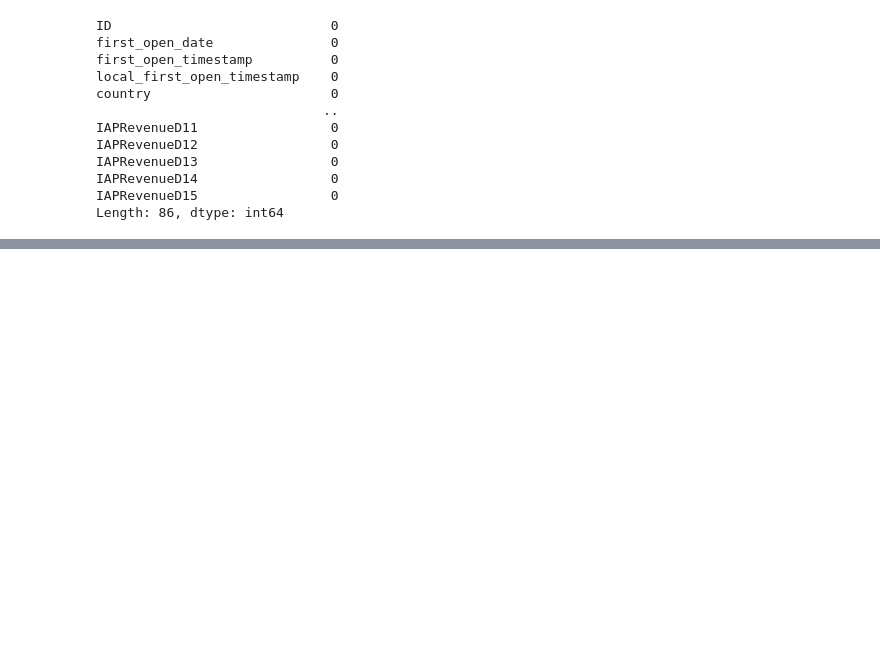
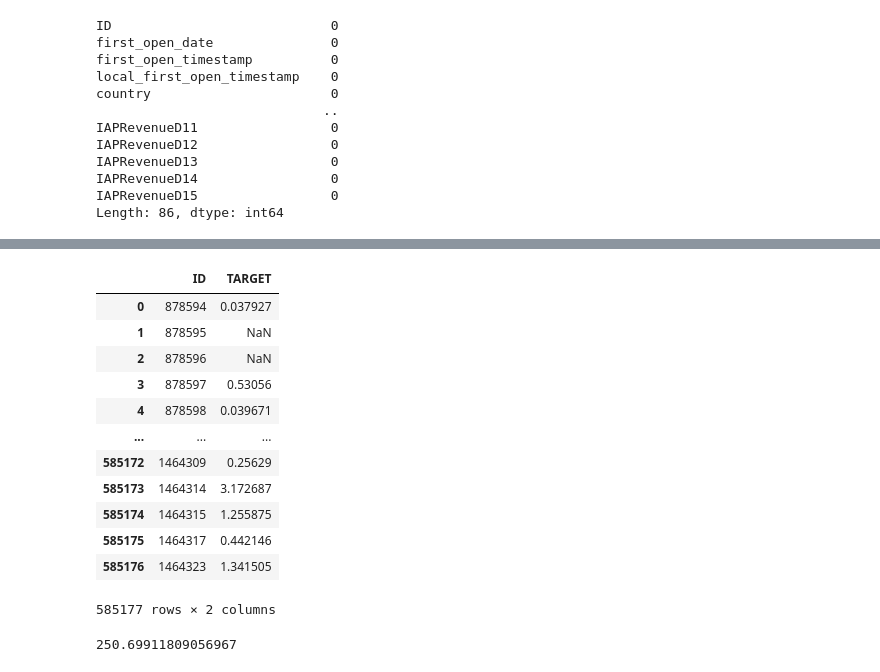
Before and after one commit to omerzzeybek9/Data-Analytics-Challange, a Jupyter notebook: DAG Kaggle/main.ipynb, the cells around one changed output, grey strips where cells are left out. Cells and saved outputs as stored; diff of their text form; code cells hidden in the pictures; blank space fills up the shorter version.

```diff
--- a/DAG Kaggle/main.ipynb
+++ b/DAG Kaggle/main.ipynb
@@ -714,0 +888,16 @@ Length: 86, dtype: int64
+# %%
+nan_targets_df
+# %% [output]
+|  | ID | TARGET |
+| 0 | 878594 | 0.037927 |
+| 1 | 878595 | NaN |
+| 2 | 878596 | NaN |
+| 3 | 878597 | 0.53056 |
+| 4 | 878598 | 0.039671 |
+| ... | ... | ... |
+| 585172 | 1464309 | 0.25629 |
+| 585173 | 1464314 | 3.172687 |
+| 585174 | 1464315 | 1.255875 |
+| 585175 | 1464317 | 0.442146 |
+| 585176 | 1464323 | 1.341505 |
+585177 rows × 2 columns
@@ -714,0 +906,4 @@ Length: 86, dtype: int64
+# %%
+nan_targets_df["TARGET"].max()
+# %% [output]
+250.69911809056967
```
Also changed, not shown: parts of 26 cells of this notebook.
